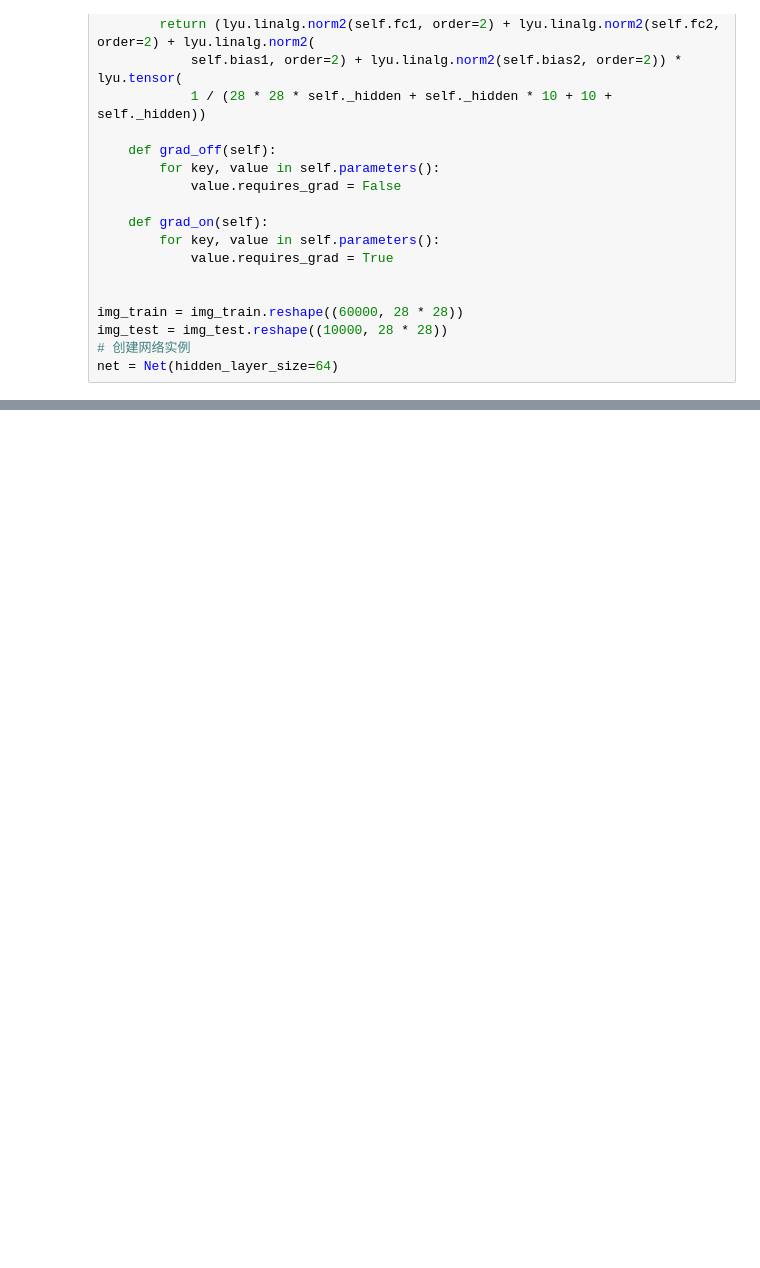
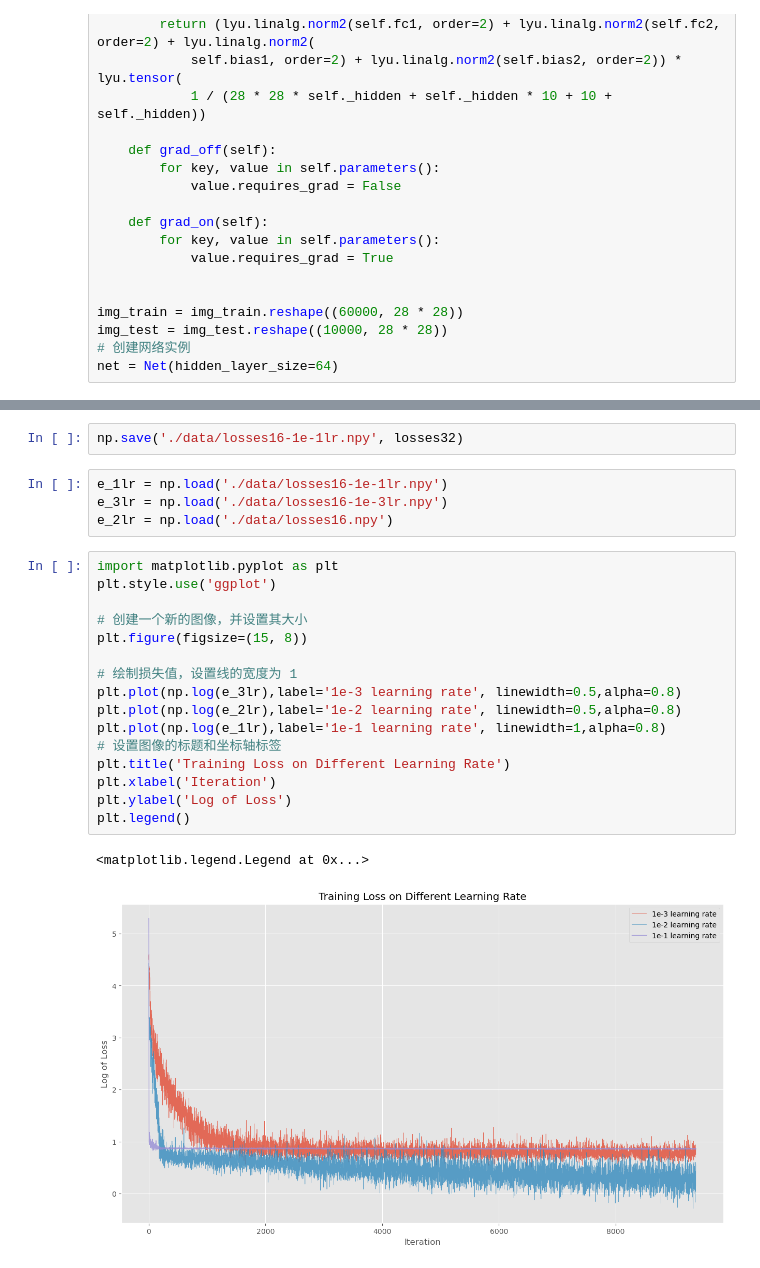
Before and after one commit to WentaoLyu/LyuTorch, a Jupyter notebook: main2.ipynb, the cells around one changed output, grey strips where cells are left out. Saved outputs shown, nothing was run; the diff lists cells and outputs as text; blank space fills up the shorter version.

```diff
--- a/main2.ipynb
+++ b/main2.ipynb
@@ -199,0 +244,25 @@ np.save('losses16-1e-3lr.npy', losses32)
+# %%
+np.save('./data/losses16-1e-1lr.npy', losses32)
+# %%
+e_1lr = np.load('./data/losses16-1e-1lr.npy')
+e_3lr = np.load('./data/losses16-1e-3lr.npy')
+e_2lr = np.load('./data/losses16.npy')
+# %%
+import matplotlib.pyplot as plt
+plt.style.use('ggplot')
+
+# 创建一个新的图像，并设置其大小
+plt.figure(figsize=(15, 8))
+
+# 绘制损失值，设置线的宽度为 1
+plt.plot(np.log(e_3lr),label='1e-3 learning rate', linewidth=0.5,alpha=0.8)
+plt.plot(np.log(e_2lr),label='1e-2 learning rate', linewidth=0.5,alpha=0.8)
+plt.plot(np.log(e_1lr),label='1e-1 learning rate', linewidth=1,alpha=0.8)
+# 设置图像的标题和坐标轴标签
+plt.title('Training Loss on Different Learning Rate')
+plt.xlabel('Iteration')
+plt.ylabel('Log of Loss')
+plt.legend()
+# %% [output]
+<matplotlib.legend.Legend at 0x...>
+[figure, added]
```
Also changed, not shown: parts of 8 cells of this notebook, 16 other files.
